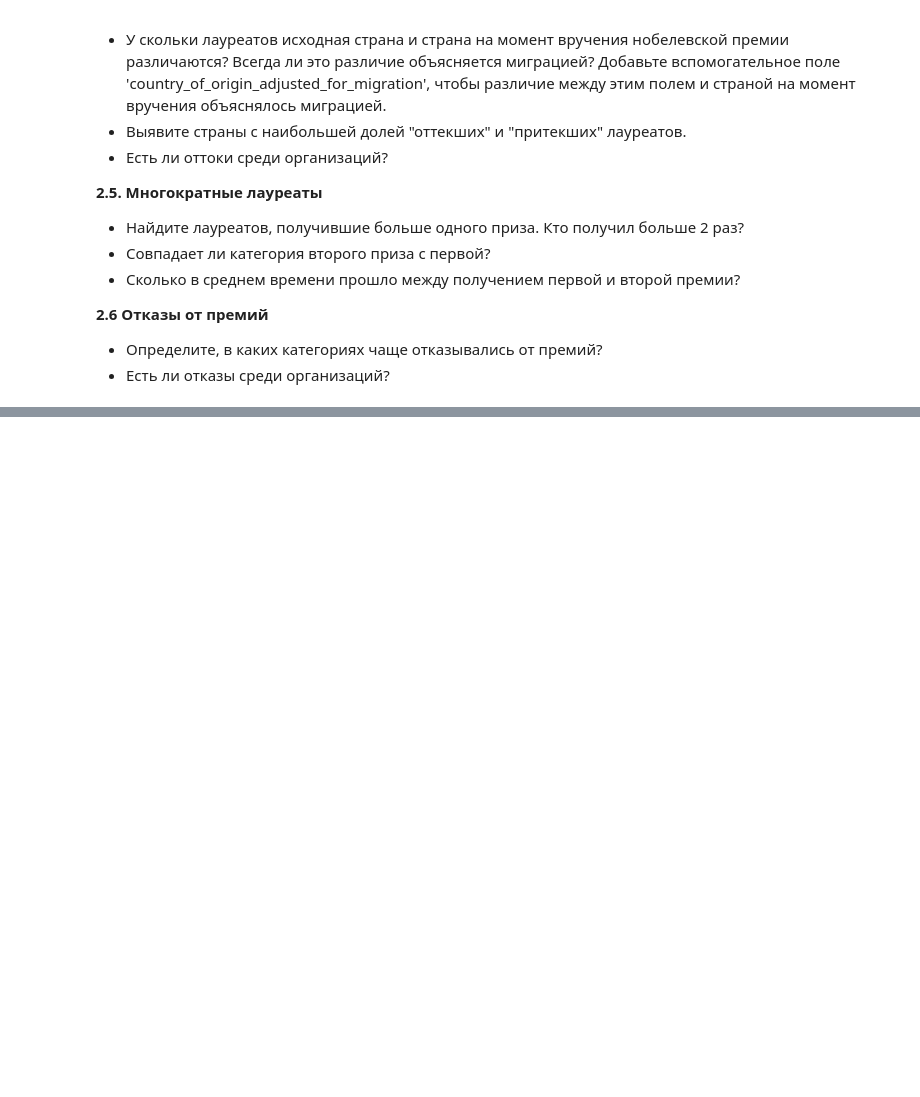
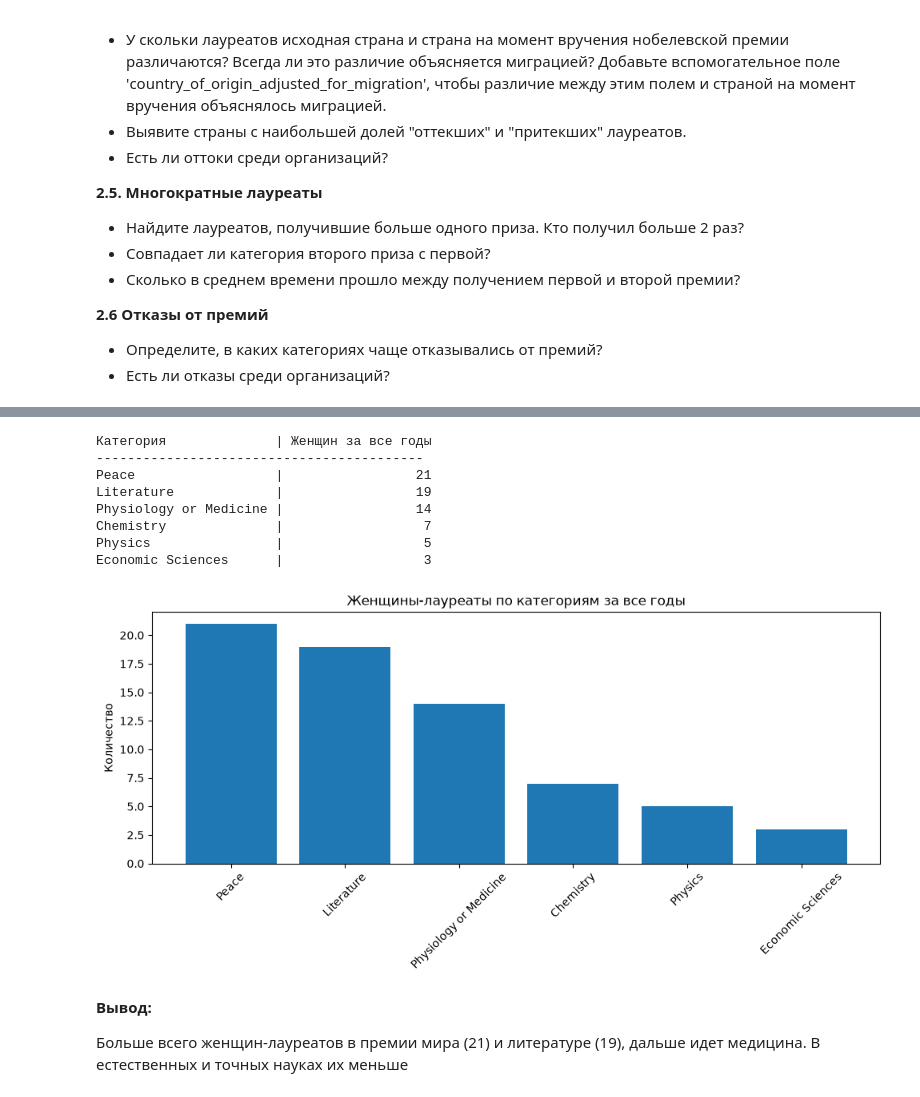
Before and after one commit to ploskiy-2/omd, a Jupyter notebook: final-project/laureates_countries_task.ipynb, the cells around one changed output, grey strips where cells are left out. Cells and saved outputs as stored; diff of their text form; code cells hidden in the pictures; blank space fills up the shorter version.

```diff
--- a/final-project/laureates_countries_task.ipynb
+++ b/final-project/laureates_countries_task.ipynb
@@ -435,0 +671,27 @@ print('Пары:', id_gaps)
+# %%
+women_groups_by_category = group_by_attributes(women, ['first_category'])
+women_by_category = apply_aggregation(
+    women_groups_by_category, count_values, 'id'
+)
+
+print('Категория              | Женщин за все годы')
+print('-' * 42)
+for key, count in top_n(women_by_category, len(women_by_category)):
+    print(f'{key[0]:<23}| {count:>18}')
+
+plot_bar(women_by_category,
+         'Женщины-лауреаты по категориям за все годы', 'Количество')
+# %% [output]
+Категория              | Женщин за все годы
+------------------------------------------
+Peace                  |                 21
+Literature             |                 19
+Physiology or Medicine |                 14
+Chemistry              |                  7
+Physics                |                  5
+Economic Sciences      |                  3
+[figure, added]
+# %% [markdown]
+**Вывод:**
+
+Больше всего женщин-лауреатов в премии мира (21) и литературе (19), дальше идет медицина. В естественных и точных науках их меньше
```
Also changed, not shown: parts of 21 cells of this notebook, 1 other file.
